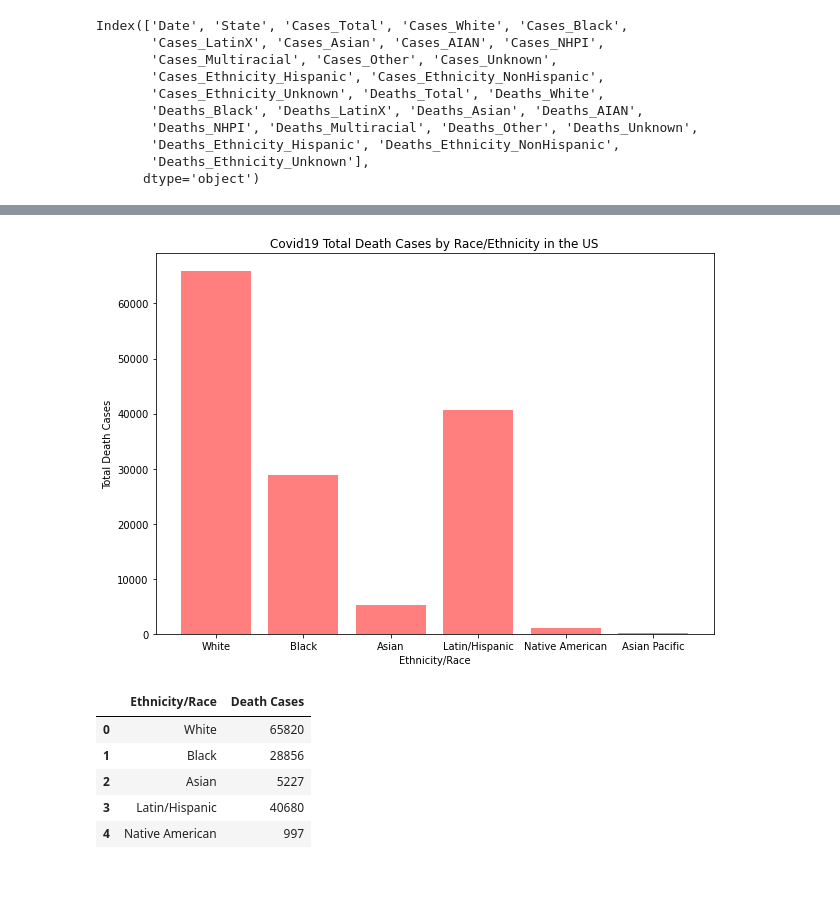
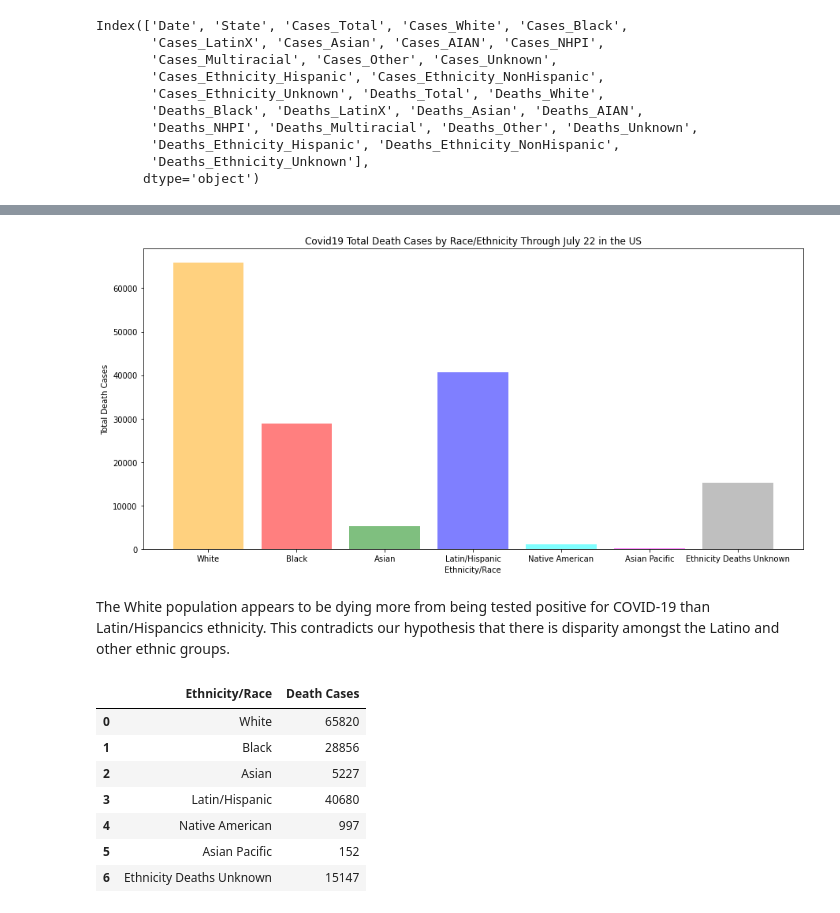
Before and after one commit to allychau/medaquad, a Jupyter notebook: Ethnicity_Race_US/code/ethnicity_race.ipynb, the cells around one changed output, grey strips where cells are left out. Drawn from its saved outputs; the diff is of its cells as text; code cells hidden in the pictures; blank space fills up the shorter version.

```diff
--- a/Ethnicity_Race_US/code/ethnicity_race.ipynb
+++ b/Ethnicity_Race_US/code/ethnicity_race.ipynb
@@ -100,8 +106,9 @@ cases_latinx_tot = july22_df['Cases_LatinX'].sum()
 cases_asian_tot = july22_df['Cases_Asian'].sum()
 cases_aian_tot = july22_df['Cases_AIAN'].sum()
 cases_nhpi_tot = july22_df['Cases_NHPI'].sum()
-cases_ethn_hisp_tot = july22_df['Cases_Ethnicity_Hispanic'].sum()
-cases_latin_hisp_tot = cases_latinx_tot + cases_ethn_hisp_tot
+cases_hisp_tot = july22_df['Cases_Ethnicity_Hispanic'].sum()
+cases_latin_hisp_tot = cases_latinx_tot + cases_hisp_tot
+cases_ethnicity_unknown = july22_df['Cases_Ethnicity_Unknown'].sum()
 
 deaths_tot = july22_df['Deaths_Total'].sum()
 deaths_white_tot = july22_df['Deaths_White'].sum()
@@ -110,7 +117,6 @@ deaths_latinx_tot = july22_df['Deaths_LatinX'].sum()
 deaths_asian_tot = july22_df['Deaths_Asian'].sum()
 deaths_aian_tot = july22_df['Deaths_AIAN'].sum()
 deaths_nhpi_tot = july22_df['Deaths_NHPI'].sum()
-deaths_ethn_hisp_tot = july22_df['Deaths_Ethnicity_Hispanic'].sum()
-
-
-deaths_latin_hisp_tot = deaths_latinx_tot + deaths_ethn_hisp_tot
+deaths_hisp_tot = july22_df['Deaths_Ethnicity_Hispanic'].sum()
+deaths_latin_hisp_tot = deaths_latinx_tot + deaths_hisp_tot
+deaths_ethnicity_unknown = july22_df['Deaths_Ethnicity_Unknown'].sum()
@@ -179,7 +153,8 @@ ethn_case_summary
 # %%
-ethn_death_summary = pd.DataFrame({'Ethnicity/Race': ['White','Black','Asian','Latin/Hispanic','Native American','Asian Pacific'],
+ethn_death_summary = pd.DataFrame({'Ethnicity/Race': ['White','Black','Asian','Latin/Hispanic','Native American','Asian Pacific',\
+                                                      'Ethnicity Deaths Unknown'],
                            'Death Cases': [deaths_white_tot,deaths_black_tot,deaths_asian_tot,deaths_latin_hisp_tot,\
-                                           deaths_aian_tot, deaths_nhpi_tot]})
+                                           deaths_aian_tot, deaths_nhpi_tot,deaths_ethnicity_unknown]})
 ethn_death_summary
 # %% [output]
 |  | Ethnicity/Race | Death Cases |
@@ -207,20 +187,23 @@ plt.show()
 # %%
 x_axis = np.arange(len(ethn_death_summary))
-plt.figure(figsize=(10,7))
-plt.bar(x_axis, ethn_death_summary["Death Cases"], color='r',alpha=0.5, align="center")
+plt.figure(figsize=(15,7))
+plt.bar(x_axis, ethn_death_summary["Death Cases"], color=('orange', 'red', 'green', 'blue', 'cyan','magenta','gray'),
+        alpha=0.5, align="center")
 tick_locations = [value for value in x_axis]
 plt.xticks(tick_locations,ethn_death_summary["Ethnicity/Race"])
 # Give our chart some labels and a tile
-plt.title("Covid19 Total Death Cases by Race/Ethnicity in the US")
+plt.title("Covid19 Total Death Cases by Race/Ethnicity Through July 22 in the US")
 plt.xlabel("Ethnicity/Race")
 plt.ylabel("Total Death Cases")
 #plt.xlim(-0.75, len(x_axis)-0.25)
-#plt.savefig("../Images/ethnicity_death_chart.png")
+plt.savefig("../Images/EthnicityDeath_bar.png")
 plt.show()
 # %% [output]
-[figure, old version]
+[figure, new version]
+# %% [markdown]
+The White population appears to be dying more from being tested positive for COVID-19 than Latin/Hispancics ethnicity.  This contradicts our hypothesis that there is disparity amongst the Latino and other ethnic groups.
 # %%
-ethn_death_summary.head()
+ethn_death_summary.head(10)
 # %% [output]
 |  | Ethnicity/Race | Death Cases |
 | 0 | White | 65820 |
@@ -228,6 +211,8 @@ ethn_death_summary.head()
 | 2 | Asian | 5227 |
 | 3 | Latin/Hispanic | 40680 |
 | 4 | Native American | 997 |
+| 5 | Asian Pacific | 152 |
+| 6 | Ethnicity Deaths Unknown | 15147 |
 # %%
 #set the data frame column name to be keys
 race_dict = ethn_case_summary.to_dict()
```
Also changed, not shown: parts of 28 cells of this notebook.
